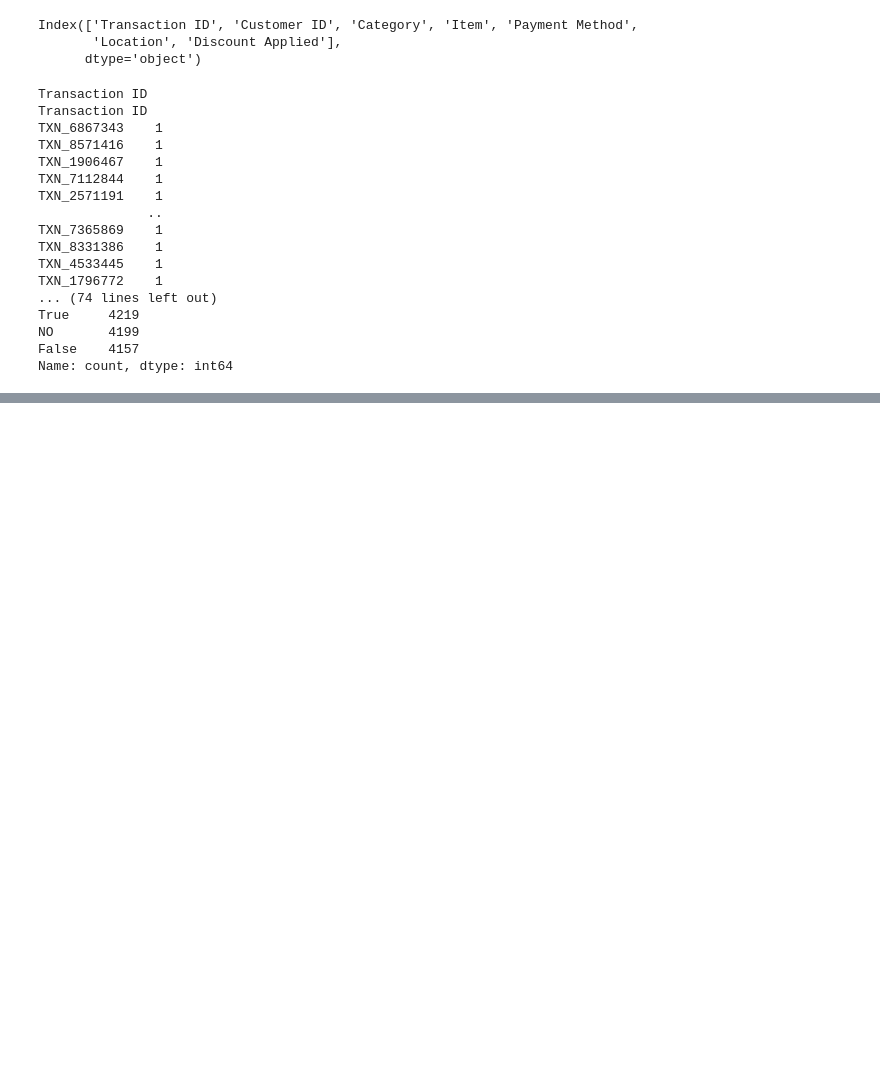
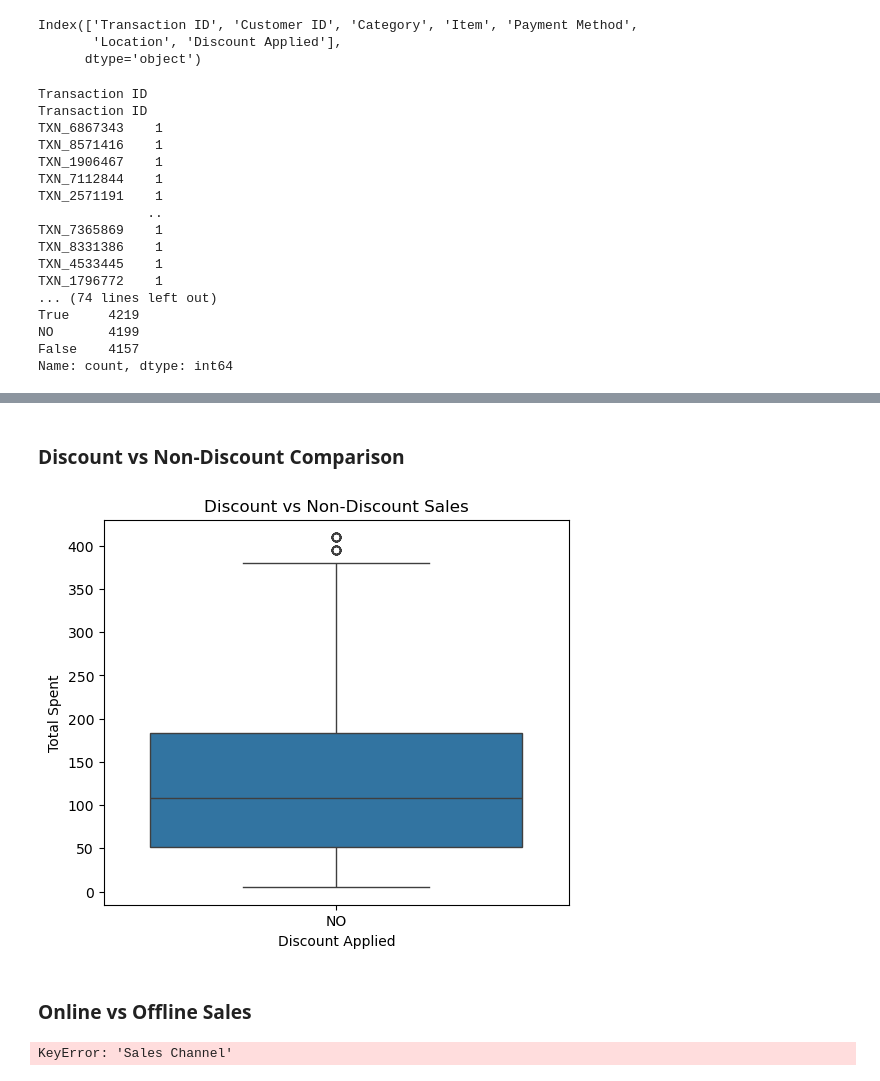
Before and after one commit to abduaslam/Retail-Sales-Analysis, a Jupyter notebook: python/ eda_cleaning.ipynb, the cells around one changed output, grey strips where cells are left out. Saved outputs shown, nothing was run; the diff lists cells and outputs as text; code cells hidden in the pictures; blank space fills up the shorter version.

```diff
--- a/python/ eda_cleaning.ipynb
+++ b/python/ eda_cleaning.ipynb
@@ -197,0 +260,28 @@ Name: count, dtype: int64
+# %% [markdown]
+### Discount vs Non-Discount Comparison
+# %%
+plt.figure(figsize=(6,5))
+sns.boxplot(
+    data=df,
+    x='Discount Applied',
+    y='Total Spent'
+)
+plt.title('Discount vs Non-Discount Sales')
+plt.show()
+# %% [output]
+[figure, added]
+# %% [markdown]
+### Online vs Offline Sales
+# %%
+channel_sales = (
+    df.groupby('Sales Channel')['Total Spent']
+    .sum()
+    .reset_index()
+)
+
+plt.figure(figsize=(6,5))
+sns.barplot(data=channel_sales, x='Sales Channel', y='Total Spent')
+plt.title('Online vs Offline Sales')
+plt.show()
+# %% [output]
+KeyError: 'Sales Channel'
```
Also changed, not shown: parts of 11 cells of this notebook.
